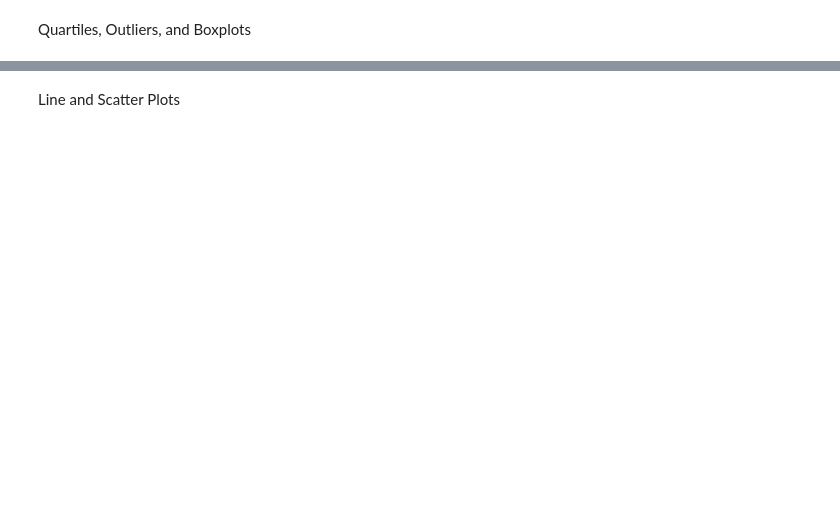
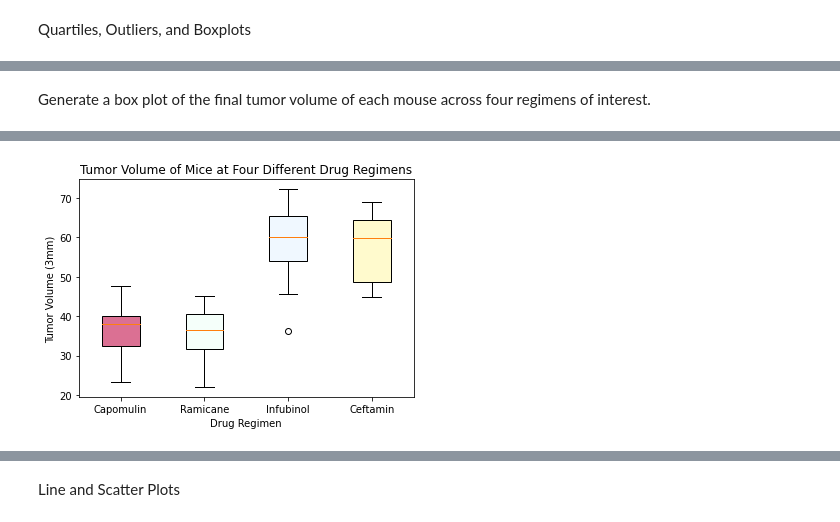
Before and after one commit to jrosedavis/Matplotlib-Challenge, a Jupyter notebook: Pymaceuticals/main HW5.ipynb, the cells around one changed output, grey strips where cells are left out. Saved outputs shown, nothing was run; the diff lists cells and outputs as text; code cells hidden in the pictures; blank space fills up the shorter version.

```diff
--- a/Pymaceuticals/main HW5.ipynb
+++ b/Pymaceuticals/main HW5.ipynb
@@ -246,33 +229,22 @@ Quartiles, Outliers, and Boxplots
 # %%
-# Calculate the final tumor volume of each mouse across four of the treatment regimens:
-# Capomulin, Ramicane, Infubinol, and Ceftamin
-#Filter data for each treatement
+#Filter data for treatment by Capomulin
 
 capomulin = clean_df.loc[clean_df['Drug Regimen'] == 'Capomulin', :]
 capomulin.head()
 
 # Start by getting the last (greatest) timepoint for each mouse
-#This is say the 'last greatest timepoint...'so descending order to find the last timepoint, i.e the greatest timepoint??
-#Or do we use max() method for every 'Drug Regimen'?
 
+lastctp = capomulin.groupby("Mouse ID")["Timepoint"].max()
+convert_df = pd.DataFrame(lastctp)
 
-#lastctp = capomulin.loc[:, ('Mouse ID', 'Timepoint')].groupby('Timepoint').max()
-#*************************************REVIEW*************************************
-#Note: this works, gives the same answer as the one below
-lastctp = capomulin.loc[:, ('Mouse ID', 'Timepoint')].groupby('Mouse ID')['Timepoint'].max()
-
-# lastctp = capomulin.groupby("Mouse ID")["Timepoint"].max()
-#*************************************REVIEW*************************************
-
-convert_df = pd.DataFrame(lastctp)
 #Merge this group df with the original dataframe to get the tumor volume at the last timepoint
 t_vol = pd.merge(convert_df, clean_df, on=("Mouse ID", "Timepoint"), how = "left")
 # %%
 #Apply the same methods used for drug regimen capomulin for ramicane
-ramican = clean_df.loc[clean_df['Drug Regimen'] == 'Ramicane', :]
+ramicane = clean_df.loc[clean_df['Drug Regimen'] == 'Ramicane', :]
 
 # Start by getting the last (greatest) timepoint for each mouse
-lastrtp = ramican.groupby("Mouse ID")["Timepoint"].max()
+lastrtp = ramicane.groupby("Mouse ID")["Timepoint"].max()
 convert_df2 = pd.DataFrame(lastrtp)
 
 #Merge this group df with the original dataframe to get the tumor volume at the last timepoint
@@ -412,23 +384,23 @@ Possible Outliers: Ramican    17.912664    54.306811
 Possible Outliers: Infubinol    36.832905    82.741446
                              Lower Bound  Upper Bound
 Possible Outliers: Ceftamin     25.35545    87.666458
+# %% [markdown]
+Generate a box plot of the final tumor volume of each mouse across four regimens of interest.
 # %%
-# Generate a box plot of the final tumor volume of each mouse across four regimens of interest
-#Want to show the final tumor volume, need to use variable that was set to filter out tumor volumn
-#...from merged data...?
+#Want to show the final tumor volume, need to use variable that was set to filter out tumor volume
 
 fig1, ax1 = plt.subplots()
 ax1.set_title('Tumor Volume of Mice at Four Different Drug Regimens')
 ax1.set_xlabel('Drug Regimen')
 ax1.set_ylabel('Tumor Volume (3mm)')
 x_axis = [tumor_cap, tumor_ram, tumor_i, tumor_cef]
-bplot1 = ax1.boxplot(x_axis, vert=True, patch_artist=True, labels=["Capomulin", "Ramican", "Infubinol", "Ceftamin"])
+bplot1 = ax1.boxplot(x_axis, vert=True, patch_artist=True, labels=["Capomulin", "Ramicane", "Infubinol", "Ceftamin"])
+
 # fill with colors
 colors = ['palevioletred', 'mintcream', 'aliceblue', 'lemonchiffon']
 for bplot in (bplot1):
     for patch, color in zip(bplot1['boxes'], colors):
         patch.set_facecolor(color)
+plt.savefig("../Images/BoxPlotAllDrugRegimens.png")
 plt.show()
-# plt.savefig("../Images/ScatterPlotCap.png")
-# plt.show()
 # %% [output]
@@ -436,0 +407 @@ plt.show()
+[figure, added]
```
Also changed, not shown: parts of 27 cells of this notebook, 9 other files.
